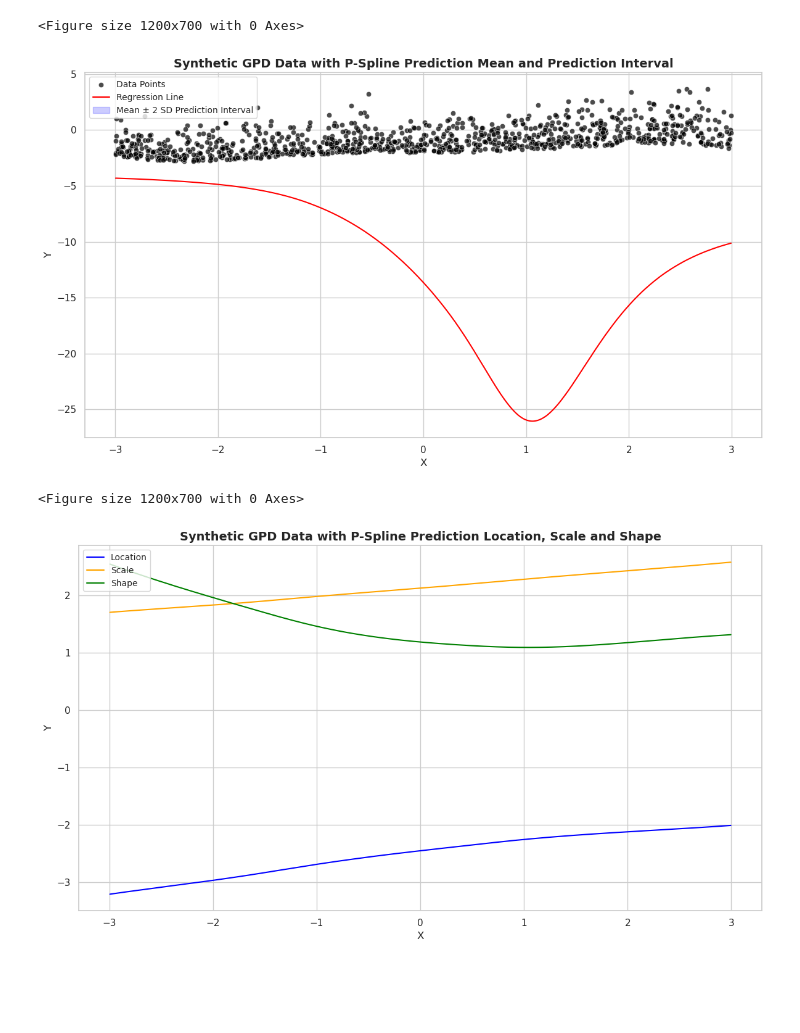
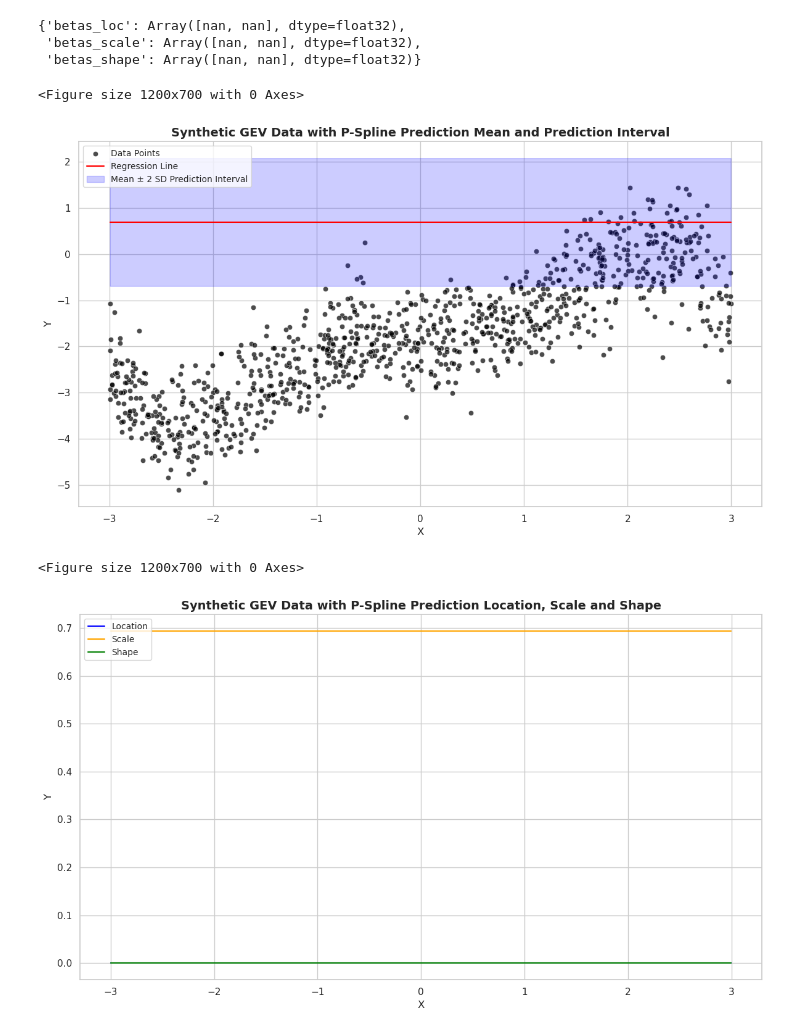
Before and after one commit to marweda/master-s-thesis, a Jupyter notebook: notebooks/vigamlss_demo.ipynb, the cells around one changed output. Saved outputs shown, nothing was run; the diff lists cells and outputs as text; code cells hidden in the pictures; blank space fills up the shorter version.

```diff
--- a/notebooks/vigamlss_demo.ipynb
+++ b/notebooks/vigamlss_demo.ipynb
@@ -221,10 +221,10 @@ scale_vals = scale_fn(X_GEV)
 shape_vals = shape_fn(X_GEV)
 
 # ------------------------------------------------
-# 3) Construct a *batch* of GPDs, one per (x_i).
+# 3) Construct a *batch* of GEVs, one per (x_i).
 #    TFP automatically enforces domain logic for each sample.
 # ------------------------------------------------
-gpd_dists = tfd.GeneralizedExtremeValue(
+gev_dists = tfd.GeneralizedExtremeValue(
     loc          = loc_vals,     # shape=(n_samples,)
     scale        = scale_vals,   # shape=(n_samples,)
     concentration= shape_vals    # shape=(n_samples,)
@@ -233,7 +233,7 @@ gpd_dists = tfd.GeneralizedExtremeValue(
 # ------------------------------------------------
 # 4) Sample Y given X
 # ------------------------------------------------
-Y_GEV_tf = gpd_dists.sample(seed=key_y)  # shape=(n_samples,)
+Y_GEV_tf = gev_dists.sample(seed=key_y)  # shape=(n_samples,)
 Y_GEV = jnp.array(Y_GEV_tf)
 
 # ------------------------------------------------
@@ -347,39 +377,37 @@ Array([nan, nan, nan, nan, nan, nan, nan, nan, nan, nan, nan, nan, nan,
+# %%
+results_GEV["transformed_loc_vi_parameters"]
+# %% [output]
+{'betas_loc': Array([nan, nan], dtype=float32),
+ 'betas_scale': Array([nan, nan], dtype=float32),
+ 'betas_shape': Array([nan, nan], dtype=float32)}
 # %%
 # Response is GPD GAMLSS Distributed Case
-beta_0_loc = results_GEV["transformed_loc_vi_parameters"]["beta_0_loc"]
-gammas_loc = results_GEV["transformed_loc_vi_parameters"]["gammas_loc"]
-beta_0_scale = results_GEV["transformed_loc_vi_parameters"]["beta_0_scale"]
-gammas_scale = results_GEV["transformed_loc_vi_parameters"]["gammas_scale"]
-beta_0_shape = results_GEV["transformed_loc_vi_parameters"]["beta_0_shape"]
-gammas_shape = results_GEV["transformed_loc_vi_parameters"]["gammas_shape"]
+betas_loc = results_GEV["transformed_loc_vi_parameters"]["betas_loc"]
+betas_scale = results_GEV["transformed_loc_vi_parameters"]["betas_scale"]
+betas_shape = results_GEV["transformed_loc_vi_parameters"]["betas_shape"]
 
 X_min, X_max = X_GEV.min(), X_GEV.max()
 X_line = np.linspace(X_min, X_max, 1000)
 X_line_design = DataPreperator(
     "xDesign",
     X_line,
-    "pspline",
-    intercept=False,
-    standardize=False,
-    degree=3,
-    num_knots=10,
+    "identity",
+    intercept=True,
+    standardize=True,
 )()
-linear_predictor_loc = beta_0_loc + X_line_design.matrix @ gammas_loc
+linear_predictor_loc = X_line_design.matrix @ betas_loc
 linear_predictor_scale = TransformationFunctions.softplus(
-    beta_0_scale + X_line_design.matrix @ gammas_scale
+    X_line_design.matrix @ betas_scale
 )
-linear_predictor_shape = beta_0_shape + X_line_design.matrix @ gammas_shape
+linear_predictor_shape = X_line_design.matrix @ betas_shape
 
-# GPD_mean
-GPD_mean = linear_predictor_loc + (
+GEV_mean = linear_predictor_loc + (
     linear_predictor_scale / (1 - linear_predictor_shape)
 )
-# GPD_variance
-GPD_variance = linear_predictor_scale**2 / (
+GEV_variance = linear_predictor_scale**2 / (
     (1 - linear_predictor_shape) ** 2 * (1 - 2 * linear_predictor_shape)
 )
-# GPD_sd
-GPD_sd = jnp.sqrt(GPD_variance)
+GEV_sd = jnp.sqrt(GEV_variance)
 
 sns.set_style("whitegrid")
 sns.set_palette("deep")
@@ -393,39 +421,39 @@ sns.scatterplot(
 
 # Plots the PSpline regression line
 sns.lineplot(
-    x=X_line, y=GPD_mean, color="red", label="Regression Line", ax=ax
+    x=X_line, y=GEV_mean, color="red", label="Regression Line", ax=ax
 )
 
 # Calculate the standard deviation
-Y_lower = GPD_mean - 2 * GPD_sd
-Y_upper = GPD_mean + 2 * GPD_sd
+Y_lower = GEV_mean - 2 * GEV_sd
+Y_upper = GEV_mean + 2 * GEV_sd
 
 # Add the two standard deviation interval
 ax.fill_between(
     X_line,
     Y_lower,
     Y_upper,
     color="blue",
     alpha=0.2,
     label="Mean ± 2 SD Prediction Interval",
 )
 
 ax.legend(fontsize=10, loc="upper left")
 
 ax.set_xlabel("X", fontsize=12)
 ax.set_ylabel("Y", fontsize=12)
 ax.set_title(
-    "Synthetic GPD Data with P-Spline Prediction Mean and Prediction Interval",
+    "Synthetic GEV Data with P-Spline Prediction Mean and Prediction Interval",
     fontsize=14,
     fontweight="bold",
 )
 
 plt.tight_layout()
 
 plt.show()
 # %% [output]
 <Figure size 1200x700 with 0 Axes>
-[figure, old version]
+[figure, new version]
 # %%
 # plot location scale shape predicted curves
 plt.figure(figsize=(12, 7))
@@ -443,7 +471,7 @@ ax.legend(fontsize=10, loc="upper left")
 ax.set_xlabel("X", fontsize=12)
 ax.set_ylabel("Y", fontsize=12)
 ax.set_title(
-    "Synthetic GPD Data with P-Spline Prediction Location, Scale and Shape",
+    "Synthetic GEV Data with P-Spline Prediction Location, Scale and Shape",
     fontsize=14,
     fontweight="bold",
 )
@@ -455,4 +483,4 @@ plt.tight_layout()
 plt.show()
 # %% [output]
 <Figure size 1200x700 with 0 Axes>
-[figure, old version]
+[figure, new version]
```
Also changed, not shown: parts of 15 cells of this notebook.
